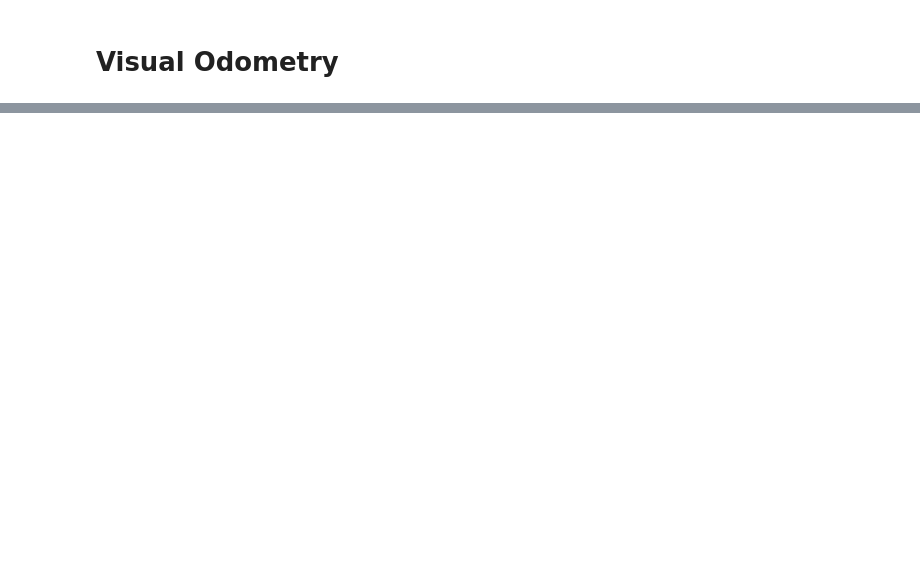
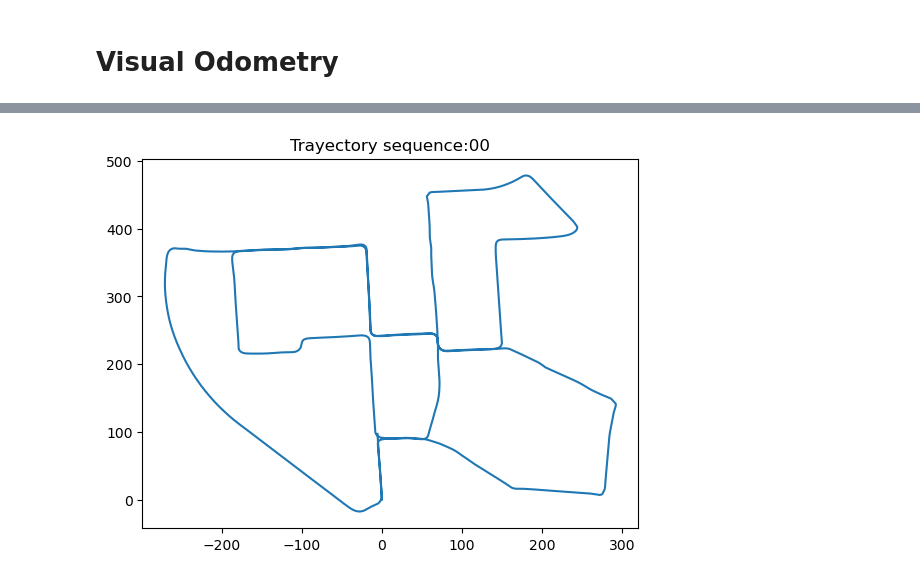
Before and after one commit to sergio-alberto-dlm/visual_odometry, a Jupyter notebook: visual_odometry.ipynb, the cells around one changed output, grey strips where cells are left out. Drawn from its saved outputs; the diff is of its cells as text; code cells hidden in the pictures; blank space fills up the shorter version.

```diff
--- a/visual_odometry.ipynb
+++ b/visual_odometry.ipynb
@@ -36,0 +177,20 @@ img = cv.imread(img_list[0])
+# %%
+path_calib_seq = "./gray_images/sequences/" + num_seq + "/calib.txt"
+P, K           = read_calib(path_calib_seq)
+
+# Find corresponding points
+pts1 = []
+pts2 = []
+
+# ratio test as per Lowe's paper
+for i,(m,n) in enumerate(matches):
+    if m.distance < 0.8*n.distance:
+        pts2.append(keypoints2[m.trainIdx].pt)
+        pts1.append(keypoints1[m.queryIdx].pt)
+
+pts1 = np.int32(pts1)
+pts2 = np.int32(pts2)
+E, mask = cv.findEssentialMat(pts1, pts2, cameraMatrix=K)
+
+# recover pose
+_, R, T, mask = cv.recoverPose(E, pts1, pts2, cameraMatrix=K)
@@ -36,0 +207,18 @@ img = cv.imread(img_list[0])
+# %%
+poses_path = "./dataset_poses/poses/00.txt"
+poses_df   = pd.read_csv(poses_path, header=None, sep=' ')
+
+poses   = poses_df.apply(lambda row: read_pose(row.values), axis=1)
+img_pts = []
+for pose in poses:
+    _ , T = pose
+    x, y, z = T
+    img_pts.append(np.array([x, z]))
+
+img_pts = np.stack(img_pts)
+
+plt.plot(img_pts[:, 0], img_pts[:, 1])
+plt.title('Trayectory sequence:' + num_seq)
+plt.show()
+# %% [output]
+[figure, added]
```
Also changed, not shown: parts of 11 cells of this notebook, 1 other file.
